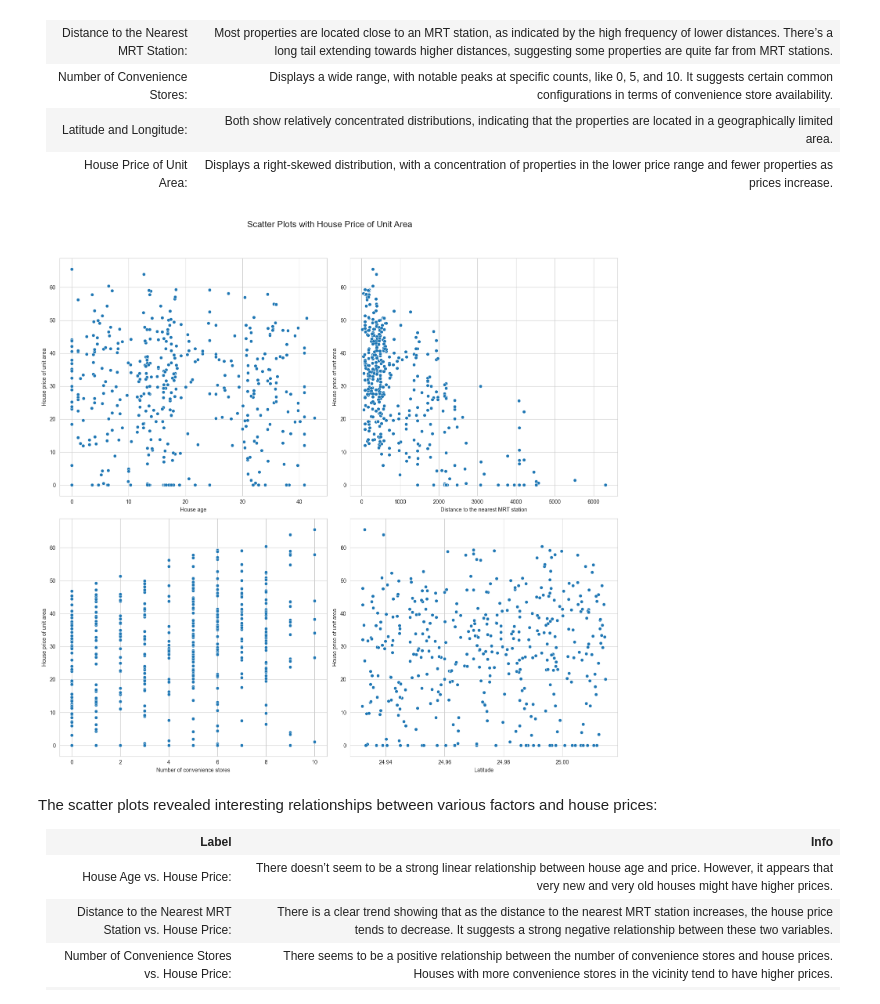
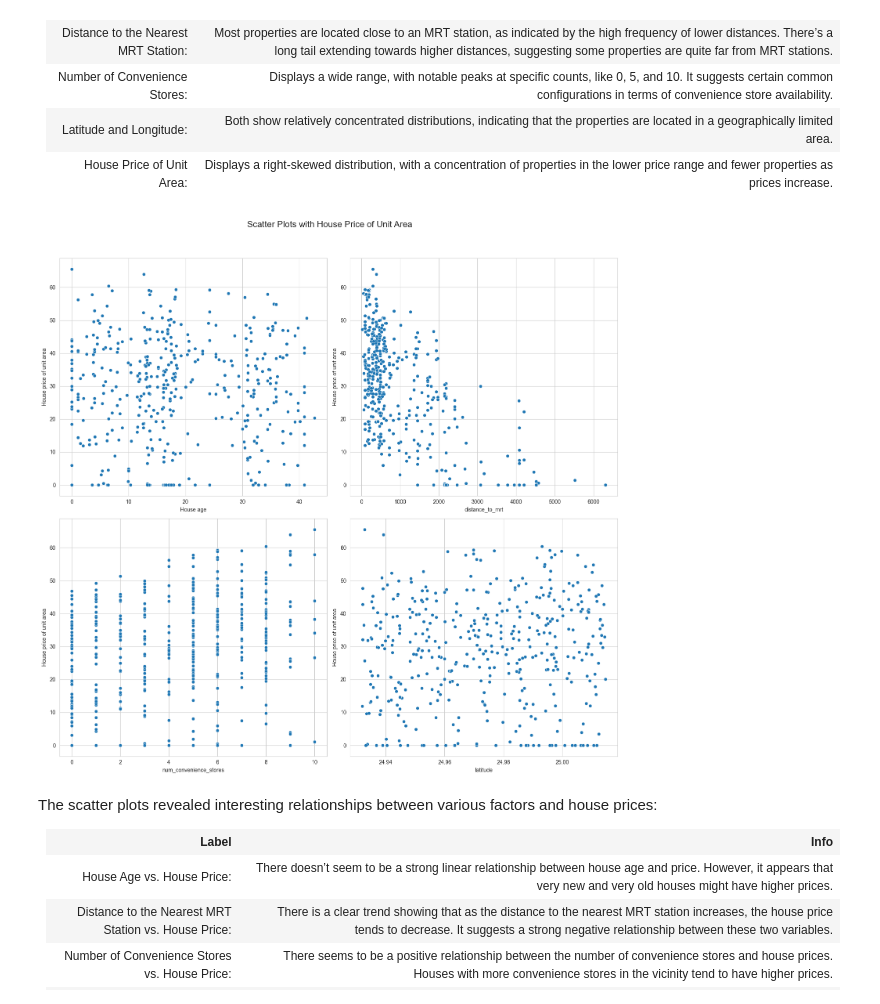
Before and after one commit to HarshPatel2101/Data-Science-Practice, a Jupyter notebook: Real Estate End to End/final.ipynb, the cells around one changed output. Saved outputs shown, nothing was run; the diff lists cells and outputs as text; code cells hidden in the pictures.

```diff
--- a/Real Estate End to End/final.ipynb
+++ b/Real Estate End to End/final.ipynb
@@ -17,6 +16,11 @@ real_estate_data.head()
 | 2 | 2012-09-05 01:10:52.349449 | 1.1 | 1978.6710 | 10 | 25.003850 | 121.528336 | ... |
 | 3 | 2012-09-05 13:26:01.189083 | 22.2 | 1055.0670 | 5 | 24.962887 | 121.482178 | ... |
 | 4 | 2012-09-06 08:29:47.910523 | 8.5 | 967.4000 | 6 | 25.011037 | 121.479946 | ... |
+# %%
+real_estate_data.rename(columns={'Distance to the nearest MRT station': 'distance_to_mrt',
+                                 'Number of convenience stores': 'num_convenience_stores',
+                                 'Latitude': 'latitude','Longitude':'longitude'},
+                        inplace=True)
 # %%
 real_estate_data.info()
 # %% [output]
@@ -119,18 +123,18 @@ The histograms provide insights into the distribution of each variable:
 # %%
 # Scatter plots to observe the relationship with house price
 fig, axes = plt.subplots(nrows=2, ncols=2, figsize=(15, 15))
 fig.suptitle('Scatter Plots with House Price of Unit Area', fontsize=16)
 
 # Scatter plot for each variable against the house price
 sns.scatterplot(data=real_estate_data, x='House age', y='House price of unit area', ax=axes[0, 0])
-sns.scatterplot(data=real_estate_data, x='Distance to the nearest MRT station', y='House price of unit area', ax=axes[0, 1])
-sns.scatterplot(data=real_estate_data, x='Number of convenience stores', y='House price of unit area', ax=axes[1, 0])
-sns.scatterplot(data=real_estate_data, x='Latitude', y='House price of unit area', ax=axes[1, 1])
+sns.scatterplot(data=real_estate_data, x='distance_to_mrt', y='House price of unit area', ax=axes[0, 1])
+sns.scatterplot(data=real_estate_data, x='num_convenience_stores', y='House price of unit area', ax=axes[1, 0])
+sns.scatterplot(data=real_estate_data, x='latitude', y='House price of unit area', ax=axes[1, 1])
 
 plt.tight_layout(rect=[0, 0.03, 1, 0.95])
 plt.show()
 # %% [output]
-[figure, old version]
+[figure, new version]
 # %% [markdown]
 The scatter plots revealed interesting relationships between various factors and house prices:
 <table>
```
Also changed, not shown: parts of 9 cells of this notebook, 2 other files.
